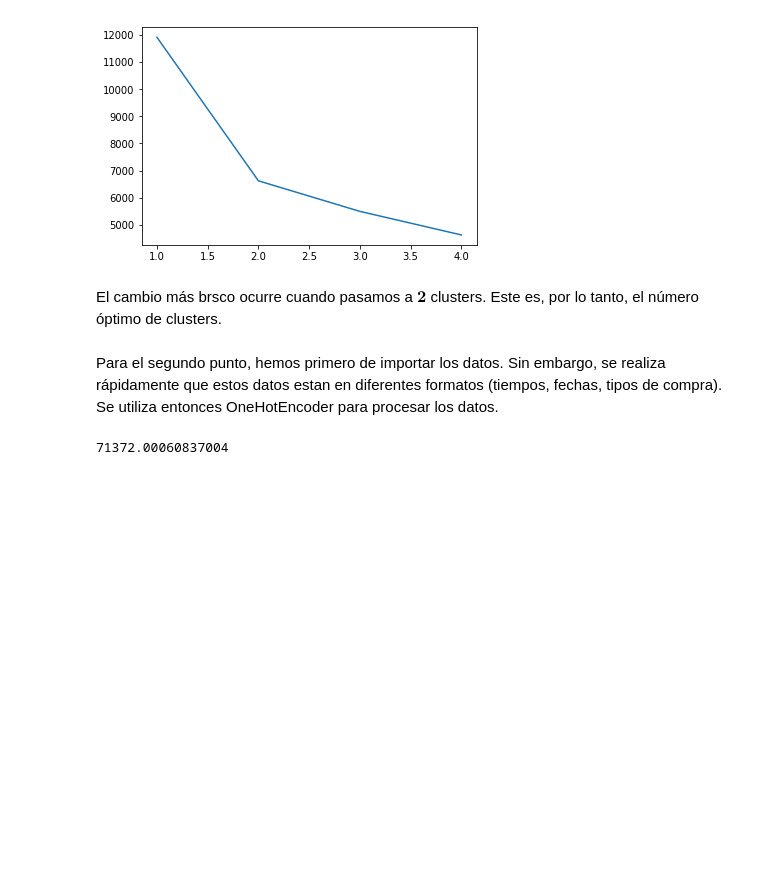
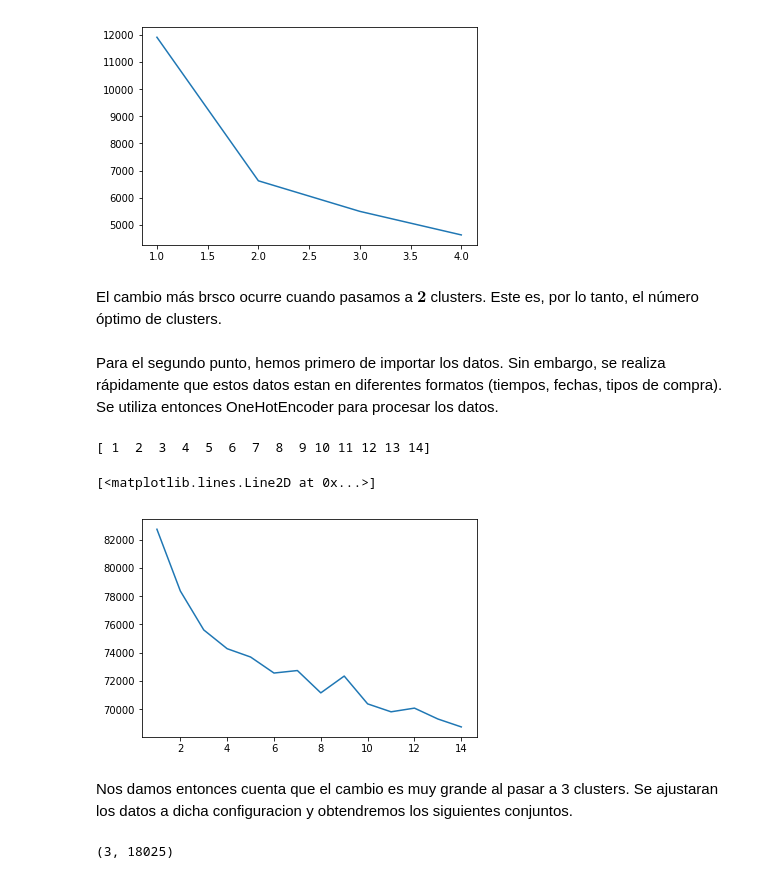
Before and after one commit to YvanDavidHerChar/MetodosComputacionalesAvanzados, a Jupyter notebook: RecetasYvanescas/Semana12-2.ipynb, the cells around one changed output. Cells and saved outputs as stored; diff of their text form; code cells hidden in the pictures; blank space fills up the shorter version.

```diff
--- a/RecetasYvanescas/Semana12-2.ipynb
+++ b/RecetasYvanescas/Semana12-2.ipynb
@@ -69,10 +69,28 @@ enc.fit(Y)
 #array de unos y ceros donde los 1, determinan cada una de las caracteristicas que le corresponden.
 enc.categories_
 Ytransformados = enc.transform(Y)
+# %%
+x = np.arange(1,15)
+print(x)
+inercias = []
+for i in x:
+    cluster = KMeans(n_clusters=i)
+    lanubecita = cluster.fit(Ytransformados)
+    inerciaAca = cluster.inertia_
+    inercias.append(inerciaAca)
+
+#Hacemos una gráfica para visualizar los resultados
+plt.plot(x,inercias)
+# %% [output]
+[ 1  2  3  4  5  6  7  8  9 10 11 12 13 14]
+[<matplotlib.lines.Line2D at 0x...>]
+[figure, added]
+# %% [markdown]
+Nos damos entonces cuenta que el cambio es muy grande al pasar a 3 clusters. Se ajustaran los datos a dicha configuracion y obtendremos los siguientes conjuntos.
 # %%
-cluster = KMeans()
+cluster = KMeans(n_clusters=3)
 lanubecita = cluster.fit(Ytransformados)
-inerciaAca = cluster.inertia_
-print(inerciaAca)
+Centros = cluster.cluster_centers_
+print(np.shape(Centros))
 # %% [output]
-71372.00060837004
+(3, 18025)
```
Also changed, not shown: parts of 3 cells of this notebook.
